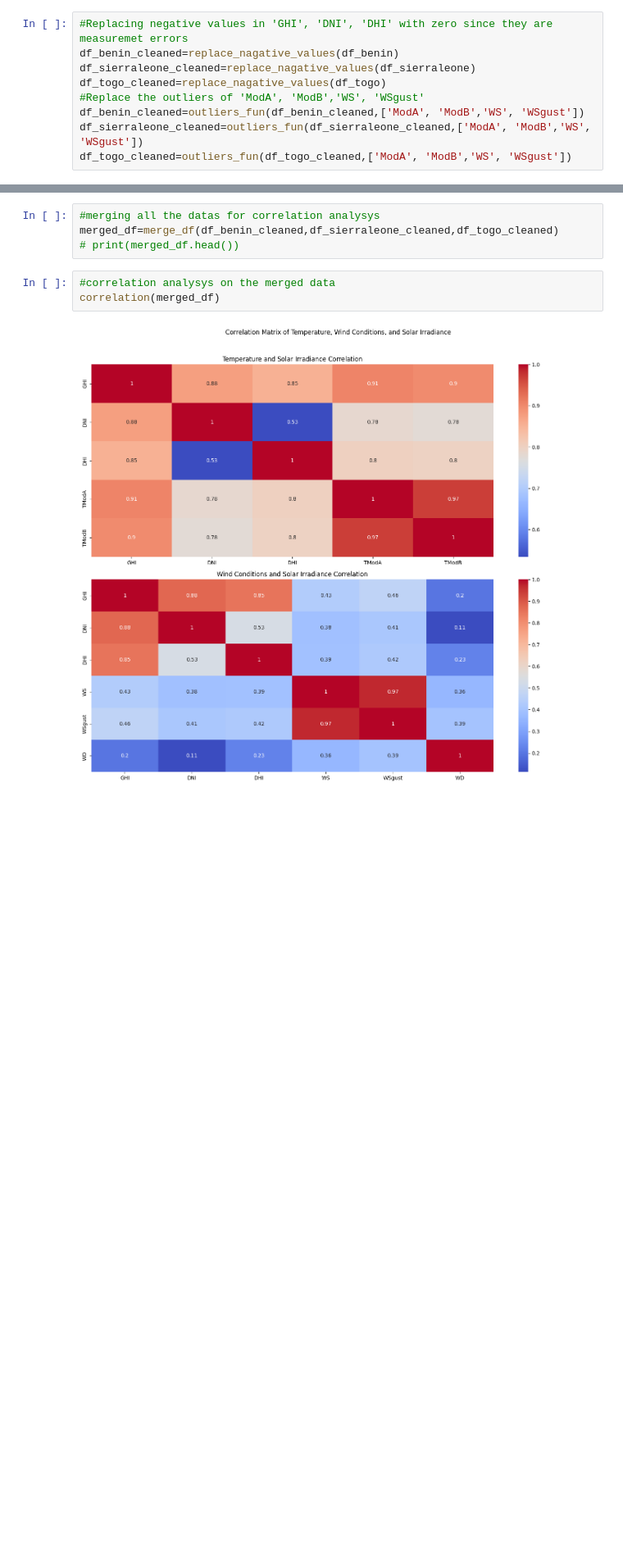
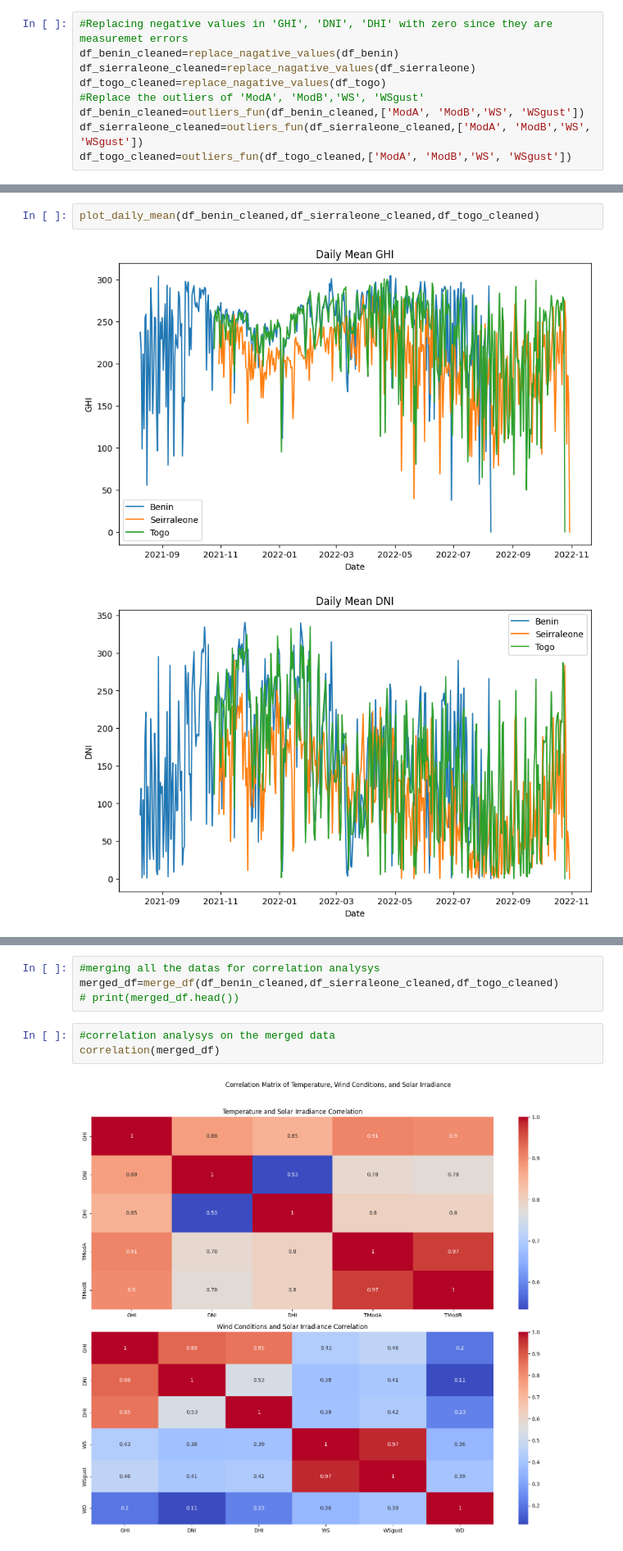
Before and after one commit to wolderufael/solar_raiation_EDA_week0, a Jupyter notebook: notebooks/EDA.ipynb, the cells around one changed output, grey strips where cells are left out. Shown at 82% size. Saved outputs shown, nothing was run; the diff lists cells and outputs as text; blank space fills up the shorter version.

```diff
--- a/notebooks/EDA.ipynb
+++ b/notebooks/EDA.ipynb
@@ -67,0 +81,5 @@ plot_over_a_month(df_benin_cleaned,df_sierraleone_cleaned,df_togo_cleaned)
+# %%
+plot_daily_mean(df_benin_cleaned,df_sierraleone_cleaned,df_togo_cleaned)
+# %% [output]
+[figure, added]
+[figure, added]
```
Also changed, not shown: parts of 11 cells of this notebook, 5 other files.
